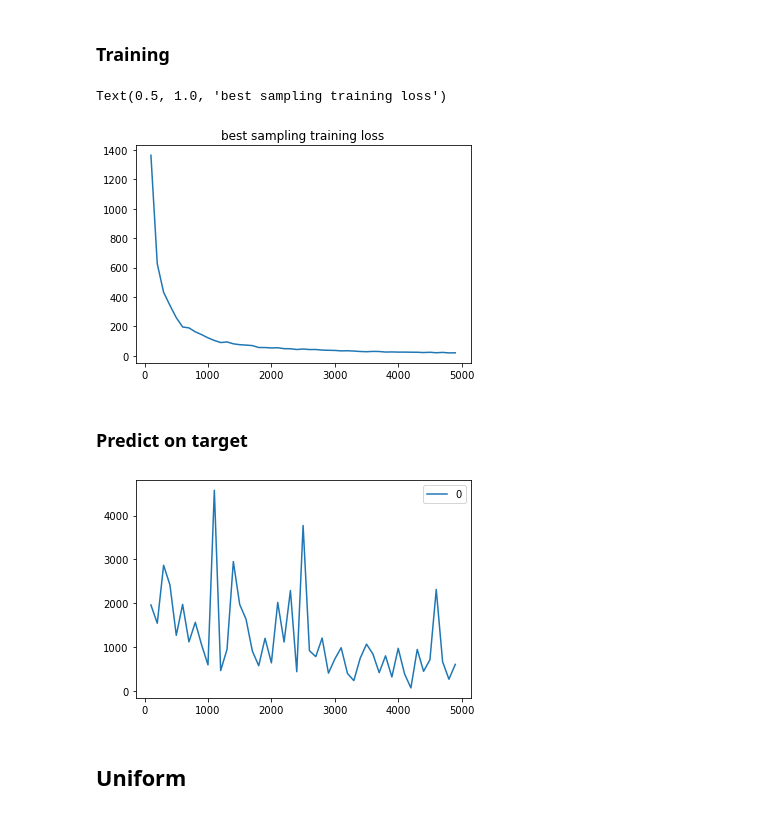
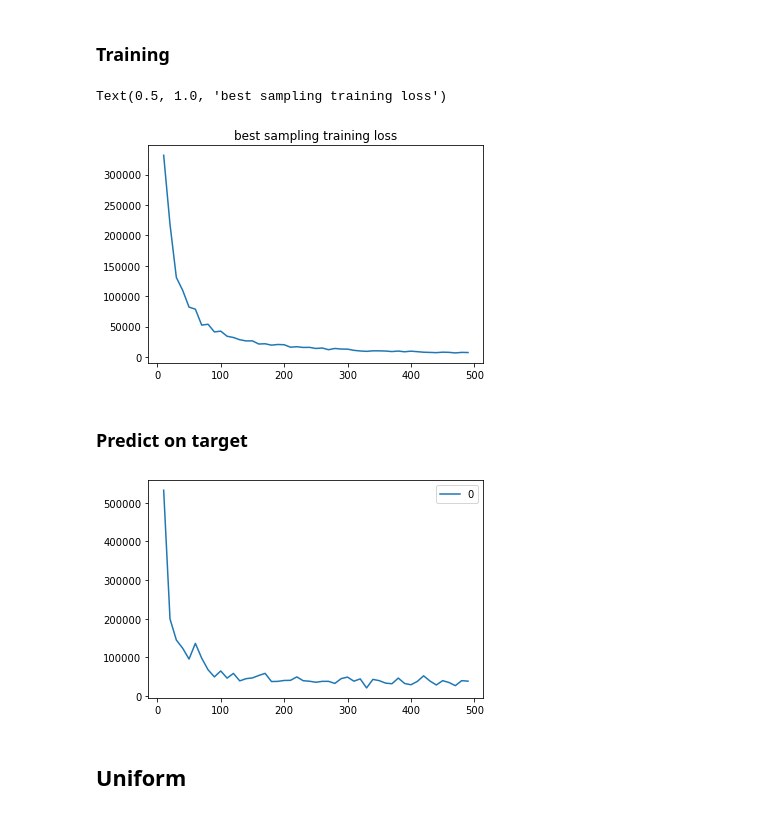
Before and after one commit to WendyH1108/AL-Robotics, a Jupyter notebook: new_al.ipynb, the cells around one changed output. Cells and saved outputs as stored; diff of their text form; code cells hidden in the pictures.

```diff
--- a/new_al.ipynb
+++ b/new_al.ipynb
@@ -19,6 +23,8 @@ hidden_dim = [32,32]
 num_task = 6
 spectral_norms = [False]*len(hidden_dim)
 data_model = MLP(options["dim_x"], 6, hidden_dim, spectral_norms, num_task, True, False)
+# %%
+rng = np.arange(10,500,10)
 # %% [markdown]
 ## Best
 # %% [markdown]
@@ -31,7 +37,7 @@ best_epoch_loss = []
 best_predict_loss = []
 test_data, test_label = generate_data.generate_task_sample(data_model, raw_data[0], shared_features,0, 500)
 test_dataset = (test_data, test_label)
-for sample_size in np.arange(100,5000,100):
+for sample_size in rng:
   hidden_dim = [32,32]
   spectral_norms = [False]*len(hidden_dim)
   best_model = MLP(options["dim_x"], 1, hidden_dim, spectral_norms, num_task, False, True)
@@ -45,26 +51,27 @@ for sample_size in np.arange(100,5000,100):
   total_loss = 0
   for i in range(epoch):
     total_loss += active_model.train_source(best_model, train_dataset, 6, optimizer, i, False)
-    # scheduler.step()
+    scheduler.step()
   best_epoch_loss.append(total_loss/epoch)
   predict_loss = []
   for k in range(num_task):
     predict_loss.append(best_model.predict(test_dataset[0],test_dataset[1],k))
   best_predict_loss.append(predict_loss)
 # %%
-plt.plot(np.arange(100,5000, 100),best_epoch_loss)
+plt.plot(rng,best_epoch_loss)
 plt.title("best sampling training loss")
 # %% [output]
 Text(0.5, 1.0, 'best sampling training loss')
-[figure, old version]
+[figure, new version]
 # %% [markdown]
 ### Predict on target
 # %%
-plt.plot(np.arange(100,5000, 100), np.array(best_predict_loss).T[0], label=0)
+# target nn last layer loss
+plt.plot(rng, np.array(best_predict_loss).T[0], label=0)
 plt.legend()
 plt.show()
 # %% [output]
-[figure, old version]
+[figure, new version]
 # %% [markdown]
 ## Uniform
 # %%
```
Also changed, not shown: parts of 9 cells of this notebook, 1 other file.
